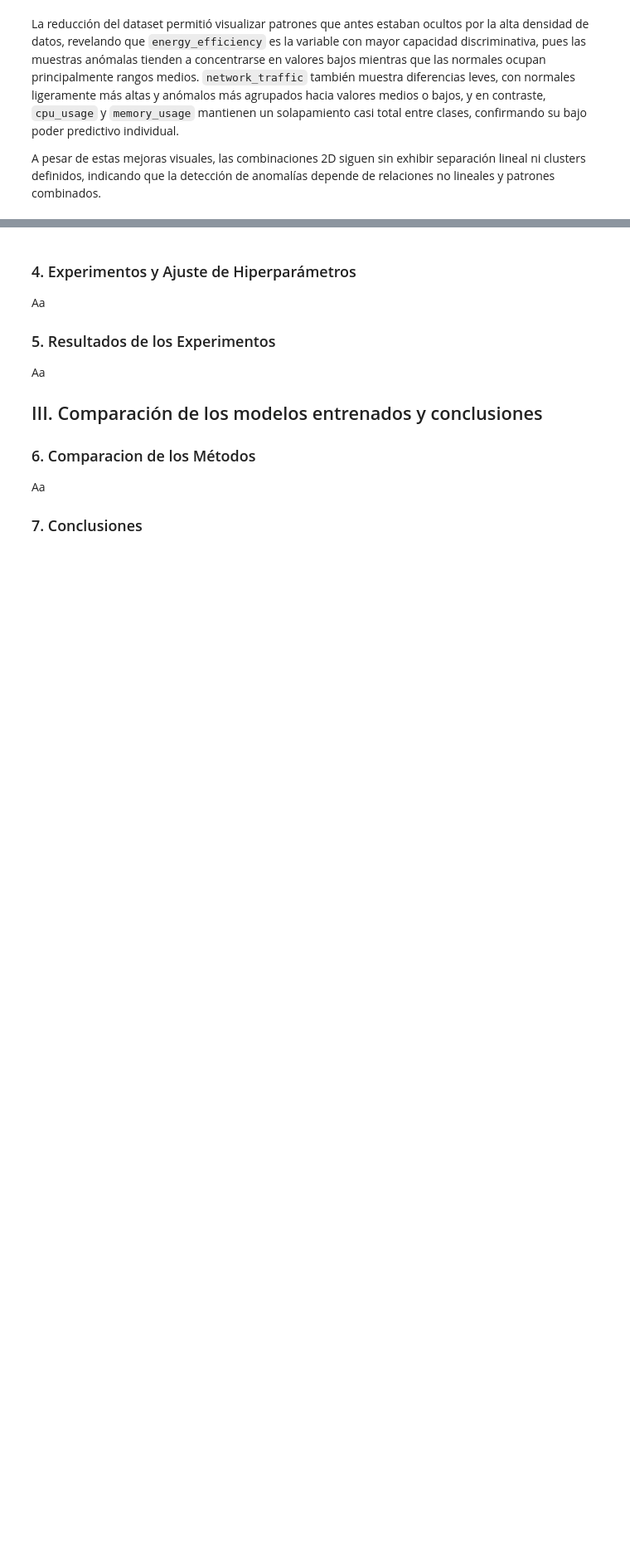
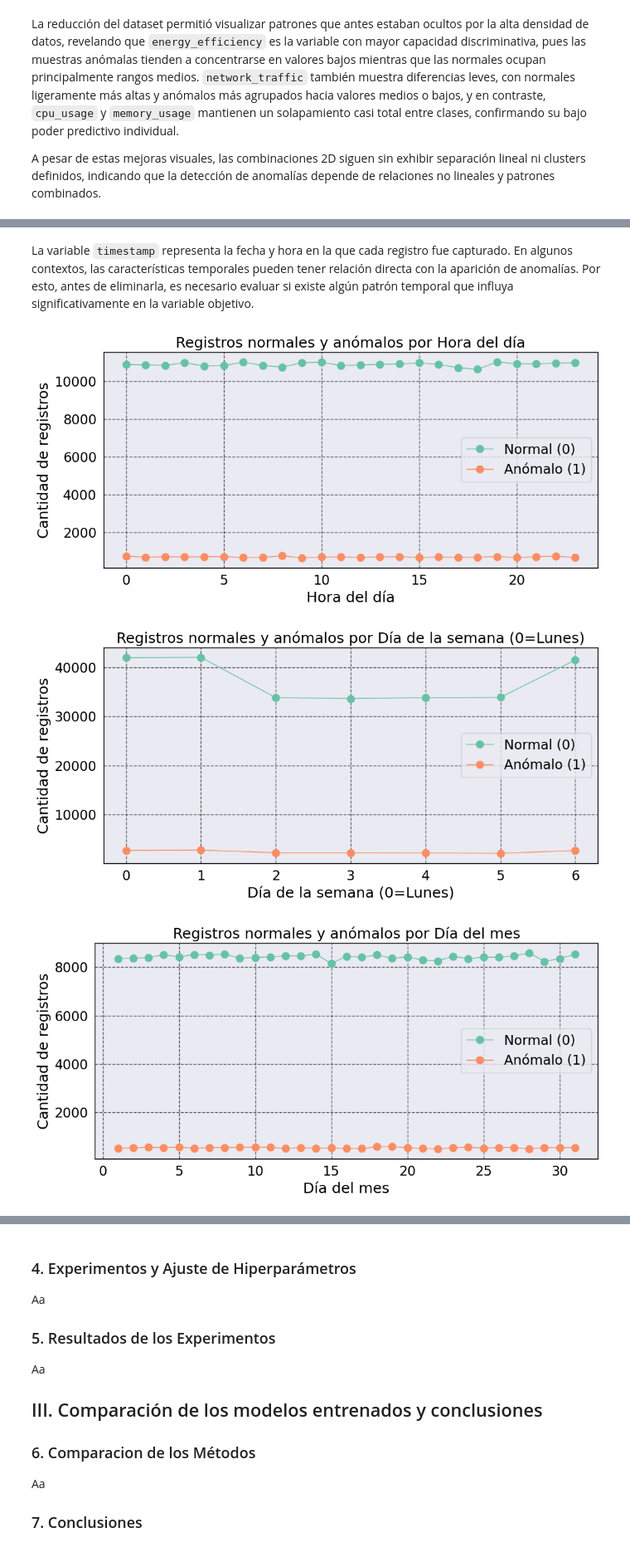
Before and after one commit to mapallars/CloudAnomalyDetection, a Jupyter notebook: Cloud_Anomaly_Detection.ipynb, the cells around one changed output, grey strips where cells are left out. Shown at 83% size. Drawn from its saved outputs; the diff is of its cells as text; code cells hidden in the pictures; blank space fills up the shorter version.

```diff
--- a/Cloud_Anomaly_Detection.ipynb
+++ b/Cloud_Anomaly_Detection.ipynb
@@ -567,0 +511,3 @@ plt.show()
+# %%
+# Copiar el dataframe a el preparado
+prepared_df = df.copy()
@@ -567,0 +551,66 @@ plt.show()
+# %%
+# Eliminar la columna vm_id
+prepared_df.drop(['vm_id'], axis=1, inplace=True)
+# %% [markdown]
+La variable `timestamp` representa la fecha y hora en la que cada registro fue capturado. En algunos contextos, las características temporales pueden tener relación directa con la aparición de anomalías. Por esto, antes de eliminarla, es necesario evaluar si existe algún patrón temporal que influya significativamente en la variable objetivo.
+# %%
+# Convertir timestamp a datetime
+prepared_df['timestamp'] = pd.to_datetime(prepared_df['timestamp'], format='%d-%m-%Y %H:%M')
+
+# Crear variables de tiempo
+prepared_df['hour'] = prepared_df['timestamp'].dt.hour
+prepared_df['dayofweek'] = prepared_df['timestamp'].dt.dayofweek   # 0 = lunes, 6 = domingo
+prepared_df['day'] = prepared_df['timestamp'].dt.day
+prepared_df['month'] = prepared_df['timestamp'].dt.month
+
+def plot_by_anomaly(prepared_df, time_col, title):
+    plt.figure(figsize=(10,5))
+
+    # Agrupar por valor temporal
+    grouped = prepared_df.groupby(time_col)['Anomaly status']
+
+    # Serie normales
+    normal = grouped.apply(lambda x: (x == 0).sum())
+
+    # Serie anómalas
+    anomalous = grouped.apply(lambda x: (x == 1).sum())
+
+    # Plot
+    plt.plot(normal.index, normal.values, marker='o', linestyle='-', label='Normal (0)')
+    plt.plot(anomalous.index, anomalous.values, marker='o', linestyle='-', label='Anómalo (1)')
+
+    plt.title(f'Registros normales y anómalos por {title}')
+    plt.xlabel(title)
+    plt.ylabel('Cantidad de registros')
+    plt.grid(True, linestyle='--', alpha=0.6)
+    plt.legend()
+    plt.tight_layout()
+    plt.show()
+
+plot_by_anomaly(prepared_df, 'hour', 'Hora del día')
+plot_by_anomaly(prepared_df, 'dayofweek', 'Día de la semana (0=Lunes)')
+plot_by_anomaly(prepared_df, 'day', 'Día del mes')
+plot_by_anomaly(prepared_df, 'month', 'Mes')
+
+# Agrupar por hora
+prepared_df_time = prepared_df.set_index('timestamp')
+
+# Contar registros normales (0) y anómalos (1) por hora
+normal_series = prepared_df_time[prepared_df_time['Anomaly status'] == 0].resample('h').size()
+anomaly_series = prepared_df_time[prepared_df_time['Anomaly status'] == 1].resample('h').size()
+
+plt.figure(figsize=(14,6))
+plt.plot(normal_series.index, normal_series.values, label='Normal (0)', alpha=0.7)
+plt.plot(anomaly_series.index, anomaly_series.values, label='Anómalo (1)', alpha=0.8)
+
+plt.title('Serie temporal de registros normales y anómalos')
+plt.xlabel('Tiempo')
+plt.ylabel('Cantidad de registros')
+plt.legend()
+plt.grid(True, linestyle='--', alpha=0.6)
+plt.tight_layout()
+plt.show()
+# %% [output]
+[figure, added]
+[figure, added]
+[figure, added]
```
Also changed, not shown: parts of 21 cells of this notebook, 1 other file.
